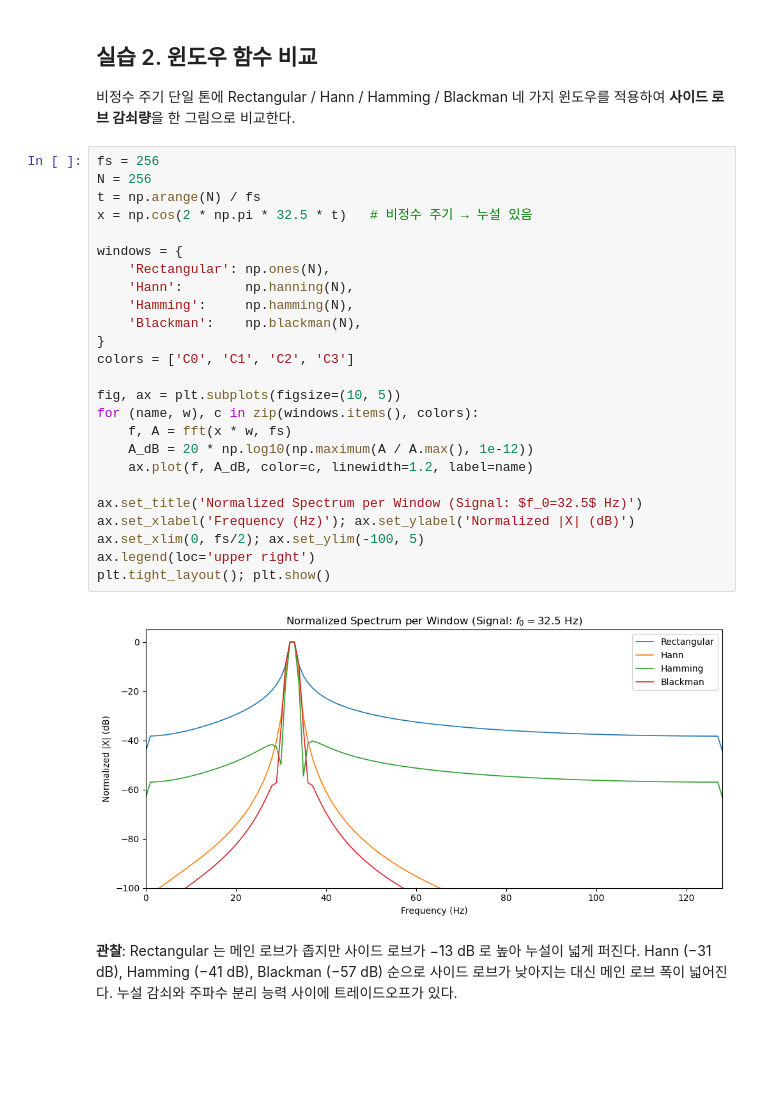
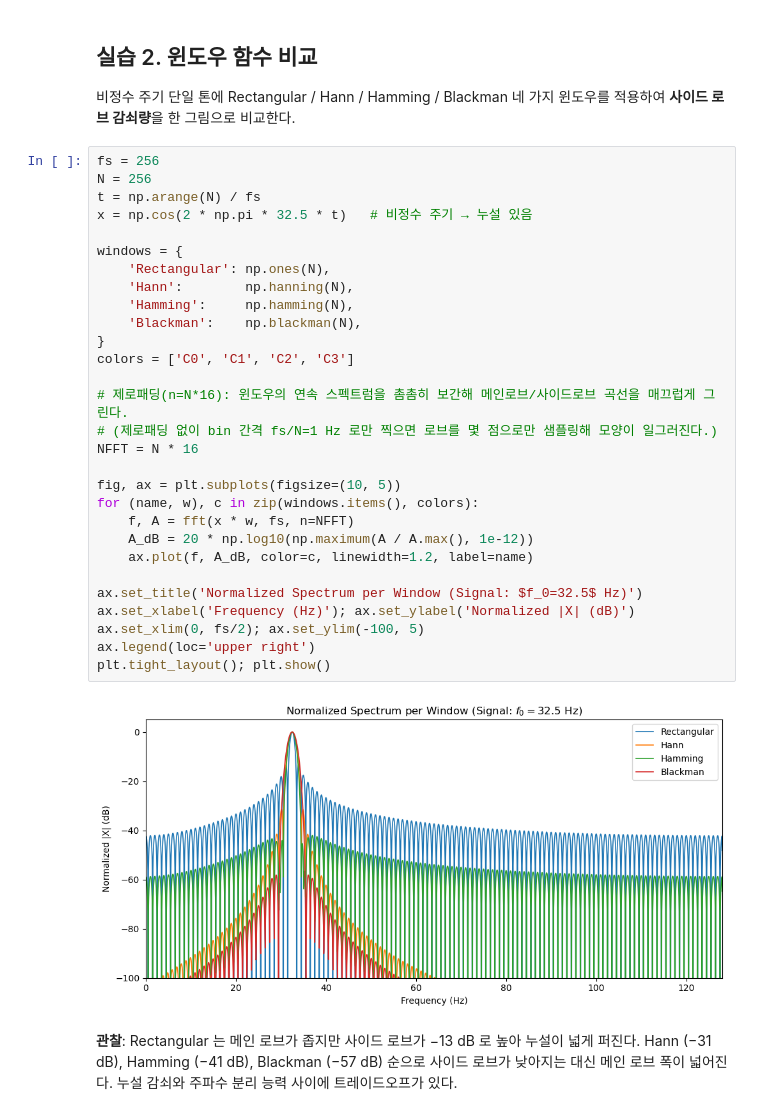
Before and after one commit to jongmoonha/AI-PHM_Graduate, a Jupyter notebook: [c_advanced] c_Spectrum_Analysis.ipynb, the cells around one changed output. Saved outputs shown, nothing was run; the diff lists cells and outputs as text; blank space fills up the shorter version.

```diff
--- a/[c_advanced] c_Spectrum_Analysis.ipynb
+++ b/[c_advanced] c_Spectrum_Analysis.ipynb
@@ -93,30 +93,34 @@ plt.tight_layout(); plt.show()
 # %%
 fs = 256
 N = 256
 t = np.arange(N) / fs
 x = np.cos(2 * np.pi * 32.5 * t)   # 비정수 주기 → 누설 있음
 
 windows = {
     'Rectangular': np.ones(N),
     'Hann':        np.hanning(N),
     'Hamming':     np.hamming(N),
     'Blackman':    np.blackman(N),
 }
 colors = ['C0', 'C1', 'C2', 'C3']
 
+# 제로패딩(n=N*16): 윈도우의 연속 스펙트럼을 촘촘히 보간해 메인로브/사이드로브 곡선을 매끄럽게 그린다.
+# (제로패딩 없이 bin 간격 fs/N=1 Hz 로만 찍으면 로브를 몇 점으로만 샘플링해 모양이 일그러진다.)
+NFFT = N * 16
+
 fig, ax = plt.subplots(figsize=(10, 5))
 for (name, w), c in zip(windows.items(), colors):
-    f, A = fft(x * w, fs)
+    f, A = fft(x * w, fs, n=NFFT)
     A_dB = 20 * np.log10(np.maximum(A / A.max(), 1e-12))
     ax.plot(f, A_dB, color=c, linewidth=1.2, label=name)
 
 ax.set_title('Normalized Spectrum per Window (Signal: $f_0=32.5$ Hz)')
 ax.set_xlabel('Frequency (Hz)'); ax.set_ylabel('Normalized |X| (dB)')
 ax.set_xlim(0, fs/2); ax.set_ylim(-100, 5)
 ax.legend(loc='upper right')
 plt.tight_layout(); plt.show()
 # %% [output]
-[figure, old version]
+[figure, new version]
 # %% [markdown]
 **관찰**: Rectangular 는 메인 로브가 좁지만 사이드 로브가 −13 dB 로 높아 누설이 넓게 퍼진다. Hann (−31 dB), Hamming (−41 dB), Blackman (−57 dB) 순으로 사이드 로브가 낮아지는 대신 메인 로브 폭이 넓어진다. 누설 감쇠와 주파수 분리 능력 사이에 트레이드오프가 있다.
 # %% [markdown]
```
Also changed, not shown: parts of 2 cells of this notebook, 1 other file.
